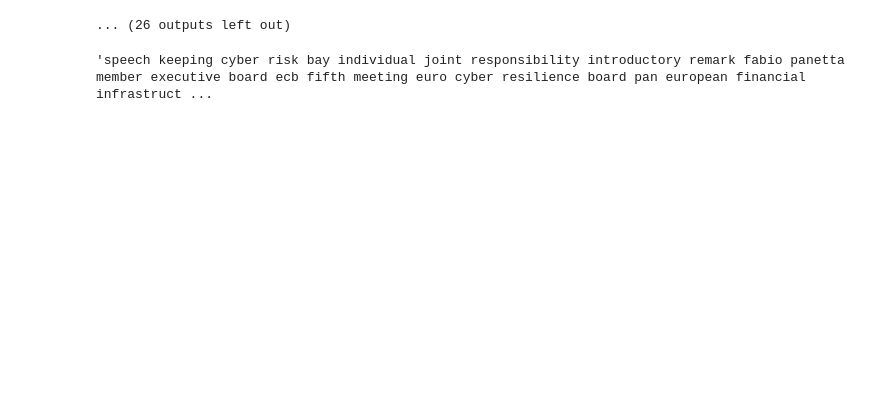
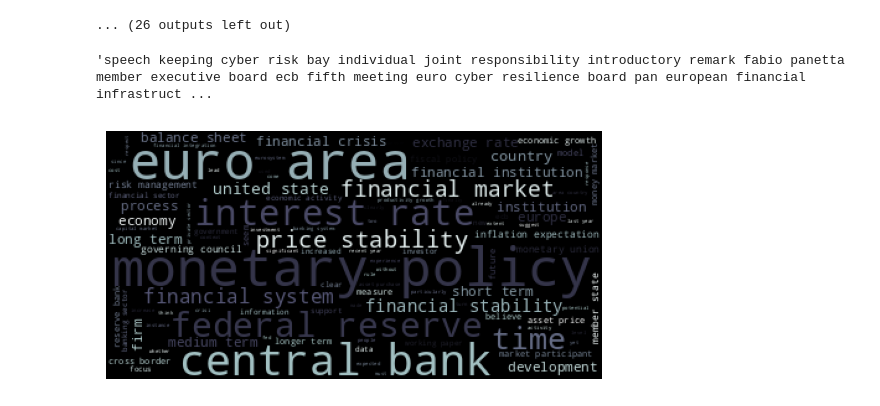
Before and after one commit to bess92/Deciphering_Central_Banks, a Jupyter notebook: notebooks/lda.ipynb, the cells around one changed output. Saved outputs shown, nothing was run; the diff lists cells and outputs as text; code cells hidden in the pictures; blank space fills up the shorter version.

```diff
--- a/notebooks/lda.ipynb
+++ b/notebooks/lda.ipynb
@@ -218,3 +258,18 @@ for i in years:
 df['clean_text'].iloc[0]
 # %% [output]
 'speech keeping cyber risk bay individual joint responsibility introductory remark fabio panetta member executive board ecb fifth meeting euro cyber resilience board pan european financial infrastruct ...
+# %%
+str=' '
+for k in range(len(cbs)):
+    str=str+cbs['clean_text'].iloc[k]
+
+stopwords = ['mean','know','particular','case','example','see','possible','especially','including','include','view','addition','today','one','fact','still', 'thus', 'may', 'rather', 'require','many','moreover','make','well', 'return', 'text','indeed','given','although','first','u','even','second','much','need']
+# %%
+stopwords = ['become','reason','reflect','le','number','overall','another','result','seen','approach','generally','set','same','work','large','regard','appear','issue','problem','effect','benefit','concern','change','part','important','course','might','current','different','continue','use','like','likely','way','therefore','provide','allow','far','would','third','often','could','also','however','would like','mean','know','particular','case','example','see','possible','especially','including','include','view','addition','today','one','fact','still', 'thus', 'may', 'rather', 'require','many','moreover','make','well', 'return', 'text','indeed','given','although','first','u','even','second','much','need']
+wc = WordCloud(stopwords=stopwords,background_color = 'black', contour_width = 2,
+    contour_color = 'white', colormap = 'bone').generate(str)
+plt.imshow(wc)
+plt.axis("off")
+plt.show()
+# %% [output]
+[figure, added]
```
Also changed, not shown: parts of 15 cells of this notebook, 2 other files.
